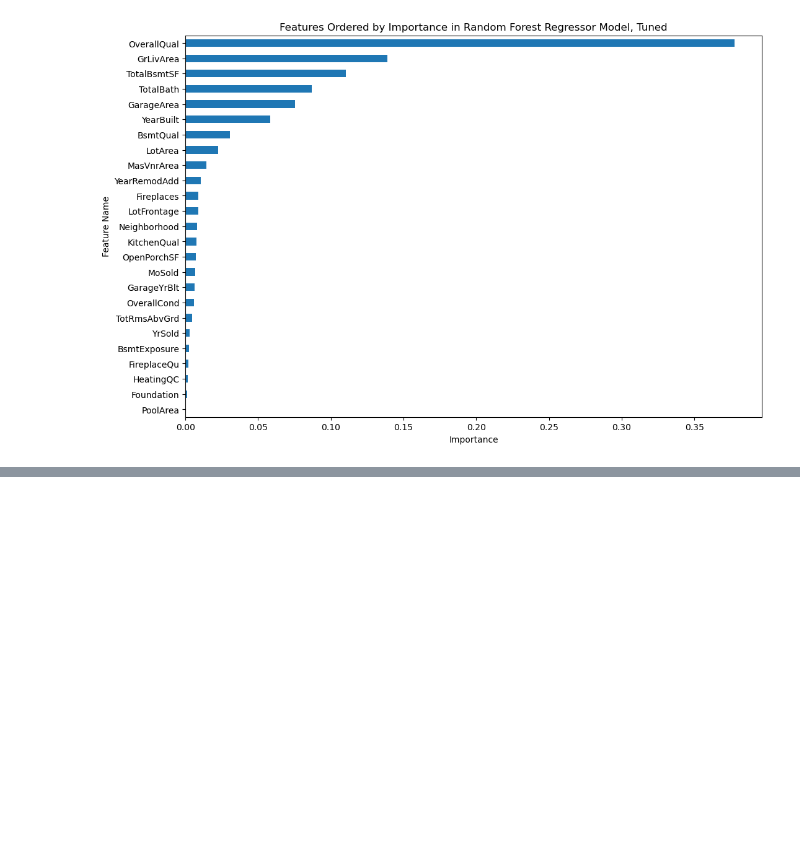
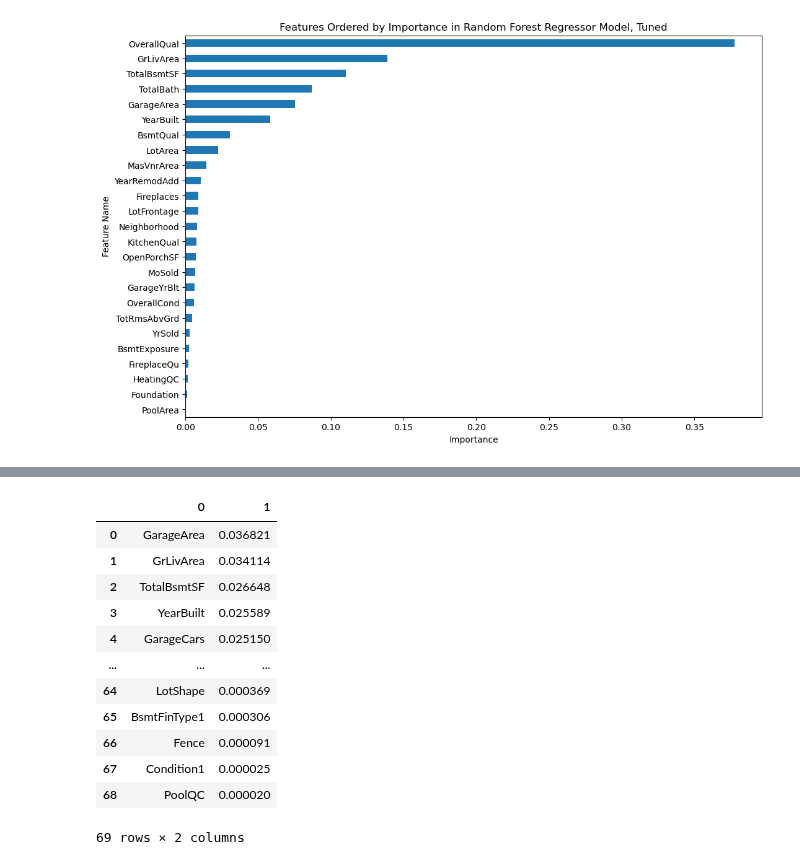
Before and after one commit to dimmediato/ML_Ames_Housing, a Jupyter notebook: Python/Default and Tuned/Random_Forest_Tuned.ipynb, the cells around one changed output, grey strips where cells are left out. Saved outputs shown, nothing was run; the diff lists cells and outputs as text; code cells hidden in the pictures; blank space fills up the shorter version.

```diff
--- a/Python/Default and Tuned/Random_Forest_Tuned.ipynb
+++ b/Python/Default and Tuned/Random_Forest_Tuned.ipynb
@@ -151,0 +244,22 @@ plt.gca().invert_yaxis()
+# %%
+feat_impts = [model.feature_importances_ for model in grid_search.best_estimator_._final_estimator.estimators_]
+impts_means = np.mean(feat_impts, axis = 0)
+means_names = sorted(zip(X.columns, impts_means), key = lambda x: x[1], reverse=True)
+
+means_names2 = pd.DataFrame(means_names)
+
+means_names2
+# %% [output]
+|  | 0 | 1 |
+| 0 | GarageArea | 0.036821 |
+| 1 | GrLivArea | 0.034114 |
+| 2 | TotalBsmtSF | 0.026648 |
+| 3 | YearBuilt | 0.025589 |
+| 4 | GarageCars | 0.025150 |
+| ... | ... | ... |
+| 64 | LotShape | 0.000369 |
+| 65 | BsmtFinType1 | 0.000306 |
+| 66 | Fence | 0.000091 |
+| 67 | Condition1 | 0.000025 |
+| 68 | PoolQC | 0.000020 |
+69 rows × 2 columns
```
Also changed, not shown: parts of 7 cells of this notebook, 4 other files.
